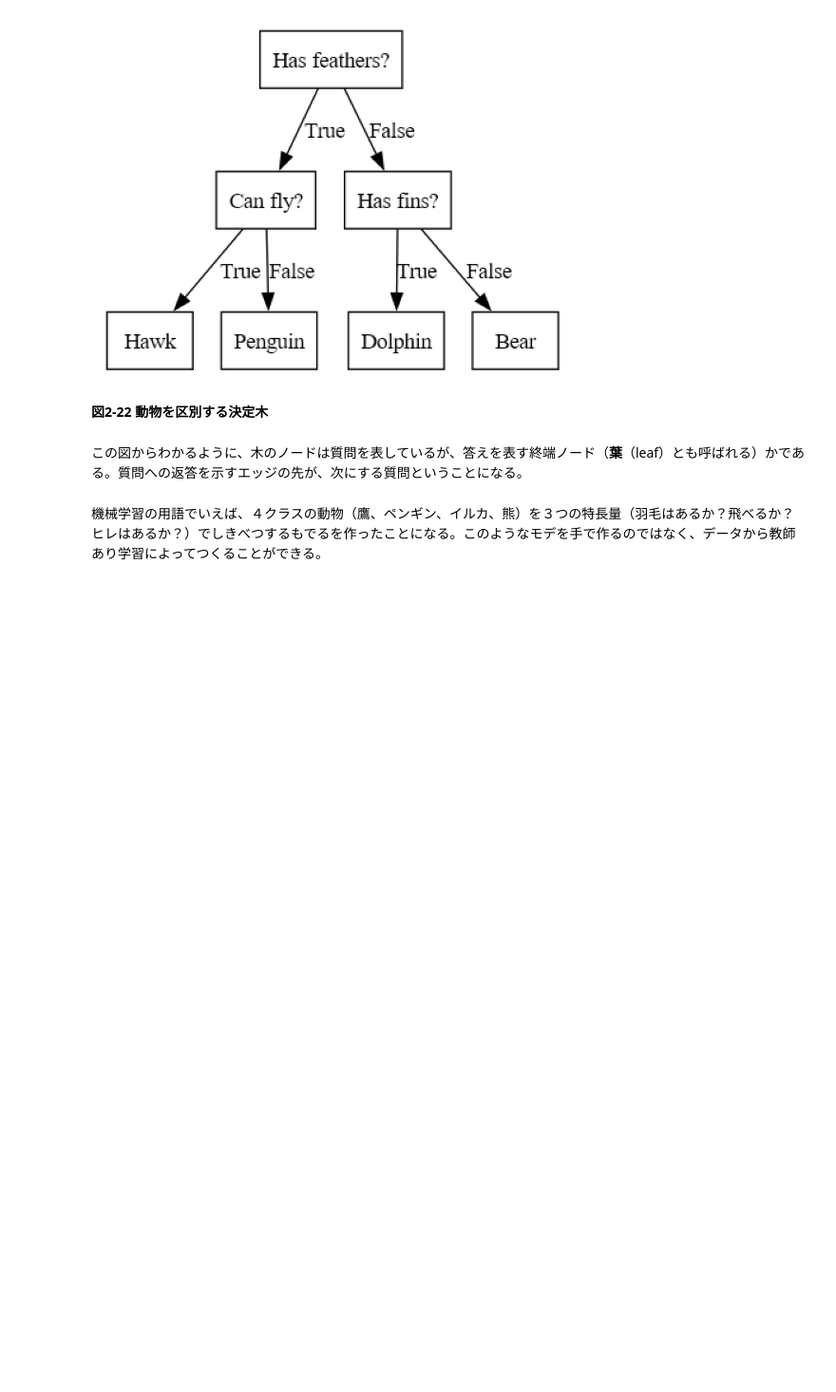
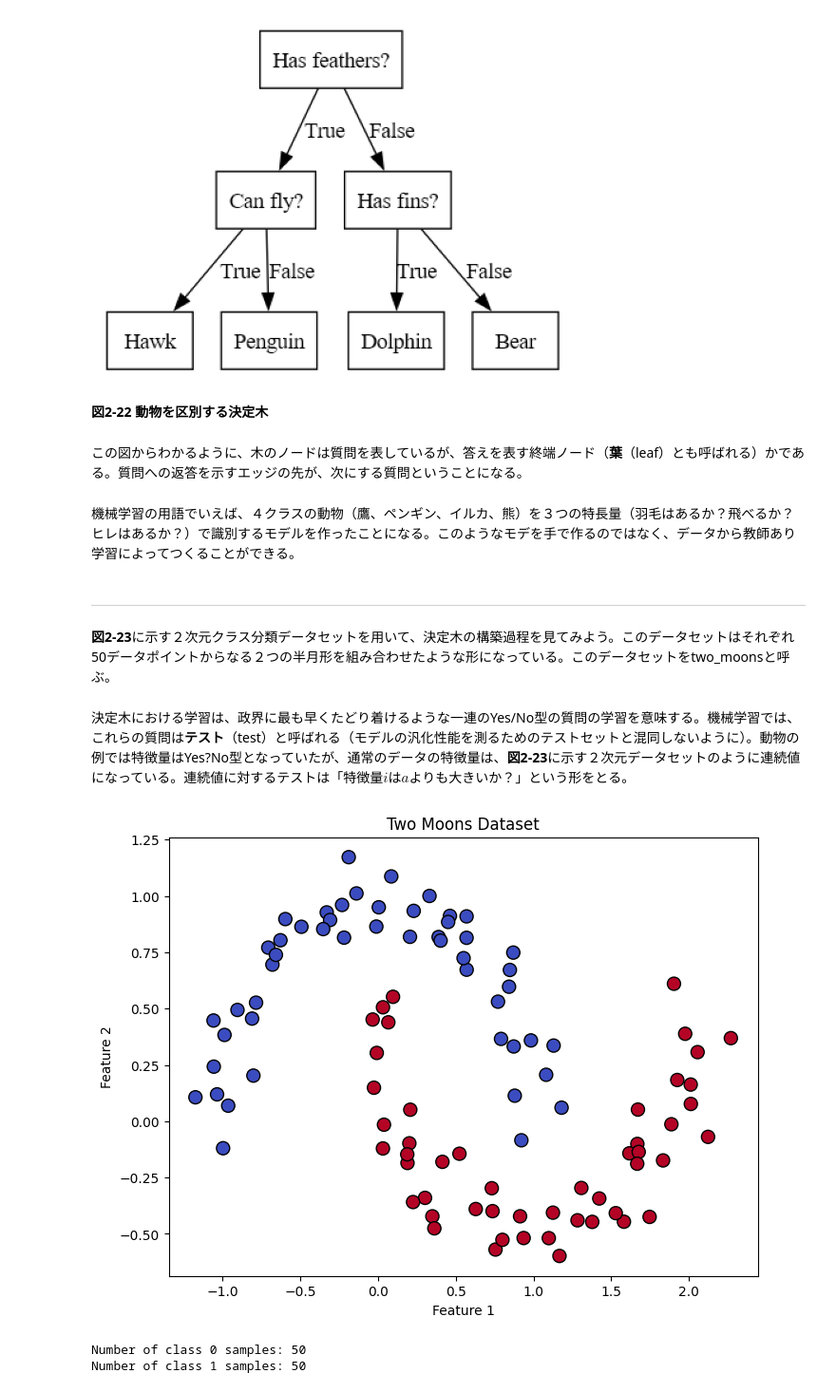
Before and after one commit to SeijiFukuhara/Introduction_to_Machine_Learning_with_Python_O-REILLY, a Jupyter notebook: notebooks/2_3_5__1_決定木.ipynb, the cells around one changed output. Shown at 95% size. Cells and saved outputs as stored; diff of their text form; code cells hidden in the pictures; blank space fills up the shorter version.

```diff
--- a/notebooks/2_3_5__1_決定木.ipynb
+++ b/notebooks/2_3_5__1_決定木.ipynb
@@ -22,4 +22,32 @@ mglearn.plots.plot_animal_tree()
 # %% [markdown]
 この図からわかるように、木のノードは質問を表しているが、答えを表す終端ノード（**葉**（leaf）とも呼ばれる）かである。質問への返答を示すエッジの先が、次にする質問ということになる。
 # %% [markdown]
-機械学習の用語でいえば、４クラスの動物（鷹、ペンギン、イルカ、熊）を３つの特長量（羽毛はあるか？飛べるか？ヒレはあるか？）でしきべつするもでるを作ったことになる。このようなモデを手で作るのではなく、データから教師あり学習によってつくることができる。
+機械学習の用語でいえば、４クラスの動物（鷹、ペンギン、イルカ、熊）を３つの特長量（羽毛はあるか？飛べるか？ヒレはあるか？）で識別するモデルを作ったことになる。このようなモデを手で作るのではなく、データから教師あり学習によってつくることができる。
+# %% [markdown]
+---
+# %% [markdown]
+**図2-23**に示す２次元クラス分類データセットを用いて、決定木の構築過程を見てみよう。このデータセットはそれぞれ50データポイントからなる２つの半月形を組み合わせたような形になっている。このデータセットをtwo_moonsと呼ぶ。
+# %% [markdown]
+決定木における学習は、政界に最も早くたどり着けるような一連のYes/No型の質問の学習を意味する。機械学習では、これらの質問は**テスト**（test）と呼ばれる（モデルの汎化性能を測るためのテストセットと混同しないように）。動物の例では特徴量はYes?No型となっていたが、通常のデータの特徴量は、**図2-23**に示す２次元データセットのように連続値になっている。連続値に対するテストは「特徴量$i$は$a$よりも大きいか？」という形をとる。
+# %%
+from sklearn.datasets import make_moons
+import matplotlib.pyplot as plt
+
+# データセットを生成
+X, y = make_moons(n_samples=100, noise=0.1, random_state=42)
+
+# データのプロット
+plt.figure(figsize=(8, 6))
+plt.scatter(X[:, 0], X[:, 1], c=y, cmap=plt.cm.coolwarm, s=100, edgecolors='k')
+plt.xlabel('Feature 1')
+plt.ylabel('Feature 2')
+plt.title('Two Moons Dataset')
+plt.show()
+
+# データセットの各クラスの数
+print('Number of class 0 samples: {}'.format(np.sum(y == 0)))
+print('Number of class 1 samples: {}'.format(np.sum(y == 1)))
+# %% [output]
+[figure, added]
+Number of class 0 samples: 50
+Number of class 1 samples: 50
```
Also changed, not shown: parts of 5 cells of this notebook.
